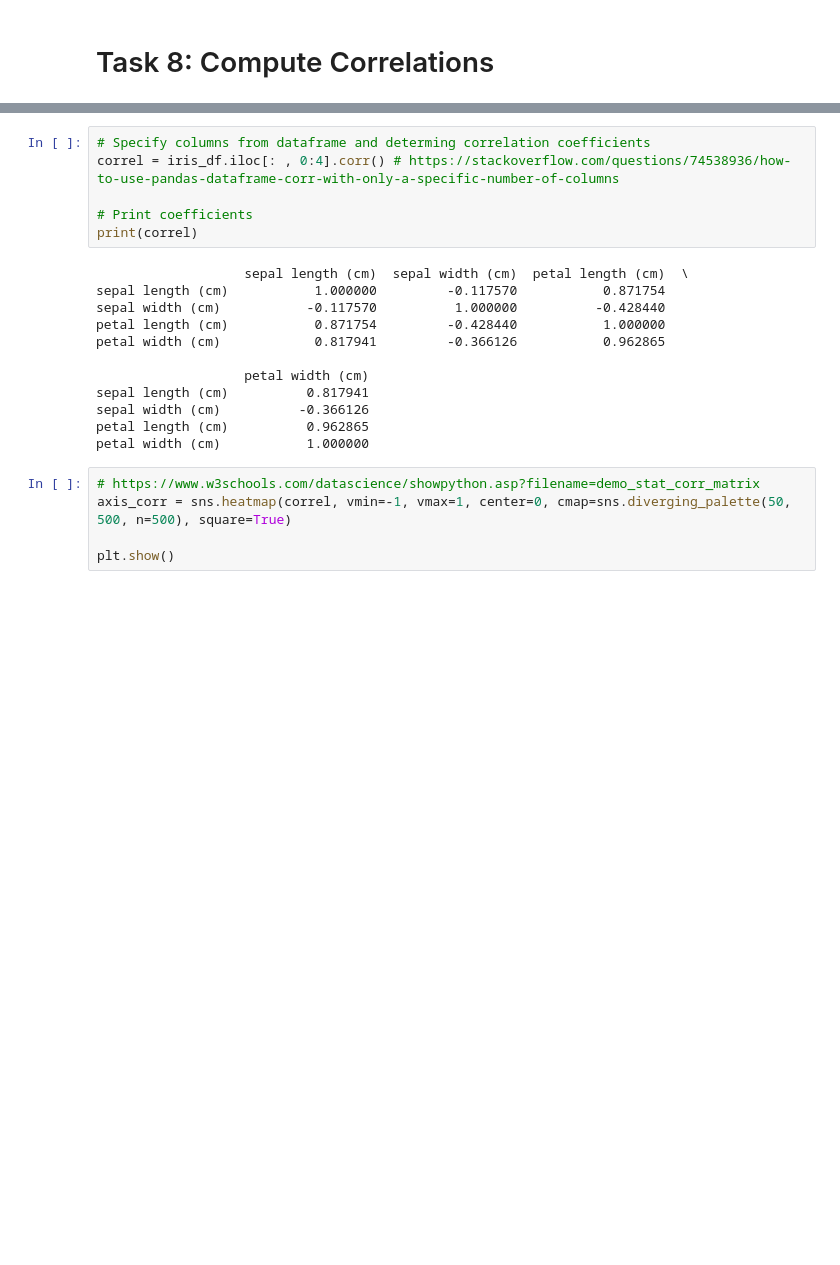
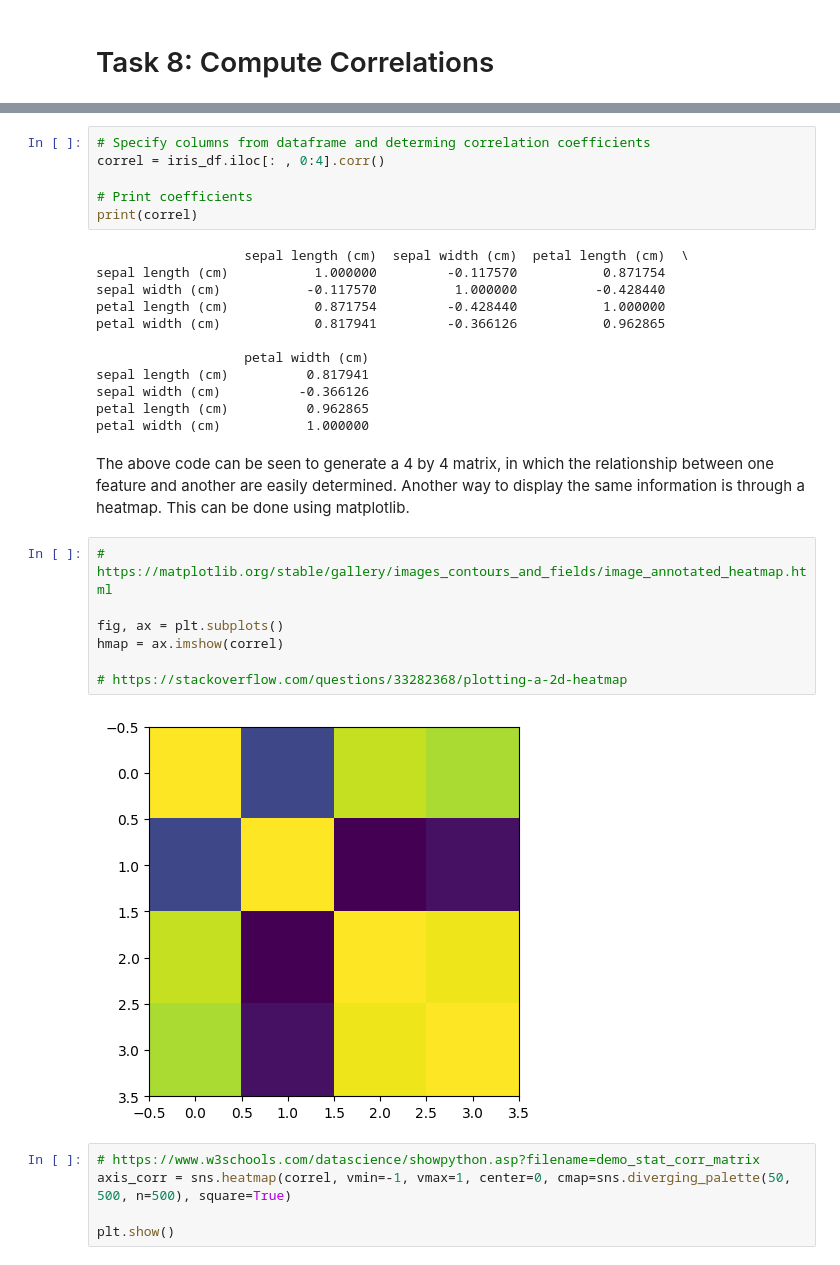
Before and after one commit to danielfinnerty/principles_of_data_analytics, a Jupyter notebook: tasks.ipynb, the cells around one changed output, grey strips where cells are left out. Saved outputs shown, nothing was run; the diff lists cells and outputs as text; blank space fills up the shorter version.

```diff
--- a/tasks.ipynb
+++ b/tasks.ipynb
@@ -338,6 +382,6 @@ plt.show;
 # %%
 # Specify columns from dataframe and determing correlation coefficients
-correl = iris_df.iloc[: , 0:4].corr() # https://stackoverflow.com/questions/74538936/how-to-use-pandas-dataframe-corr-with-only-a-specific-number-of-columns
+correl = iris_df.iloc[: , 0:4].corr()
 
 # Print coefficients
 print(correl)
@@ -353,6 +397,17 @@ sepal length (cm)          0.817941
 sepal width (cm)          -0.366126
 petal length (cm)          0.962865
 petal width (cm)           1.000000
+# %% [markdown]
+The above code can be seen to generate a 4 by 4 matrix, in which the relationship between one feature and another are easily determined. Another way to display the same information is through a heatmap. This can be done using matplotlib.
+# %%
+# https://matplotlib.org/stable/gallery/images_contours_and_fields/image_annotated_heatmap.html
+
+fig, ax = plt.subplots()
+hmap = ax.imshow(correl)
+
+# https://stackoverflow.com/questions/33282368/plotting-a-2d-heatmap
+# %% [output]
+[figure, added]
 # %%
 # https://www.w3schools.com/datascience/showpython.asp?filename=demo_stat_corr_matrix
 axis_corr = sns.heatmap(correl, vmin=-1, vmax=1, center=0, cmap=sns.diverging_palette(50, 500, n=500), square=True)
```
Also changed, not shown: parts of 21 cells of this notebook.
